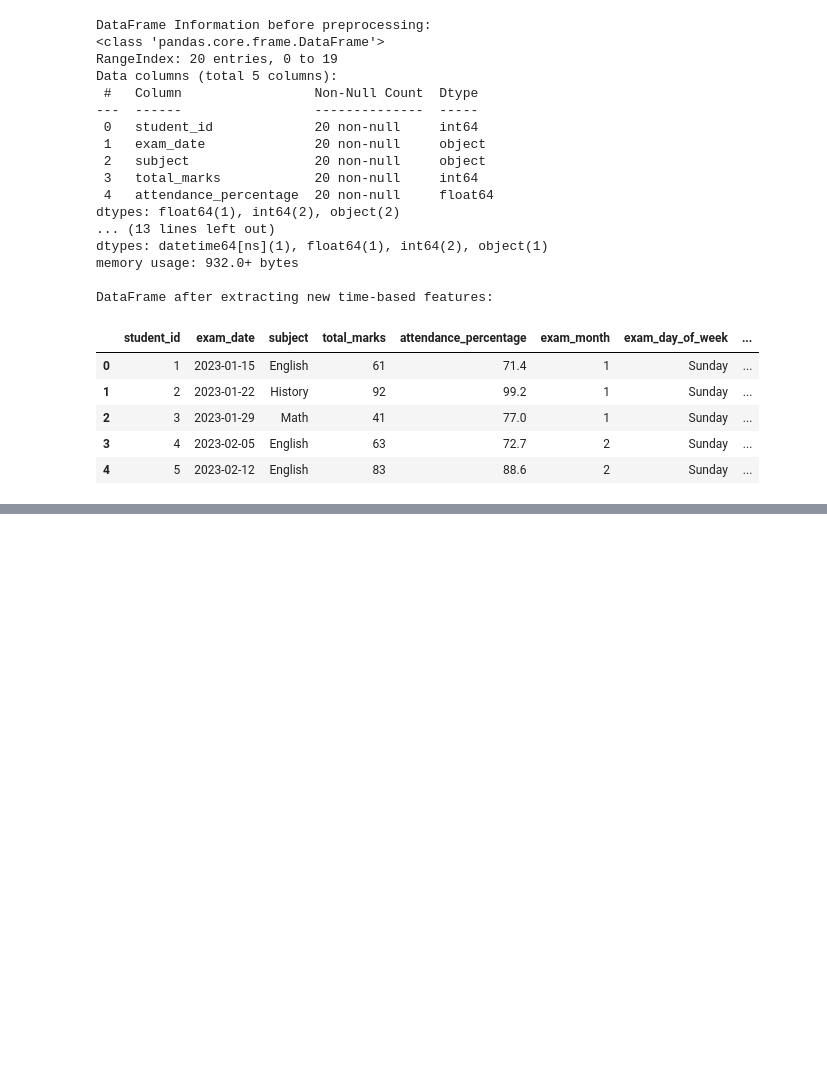
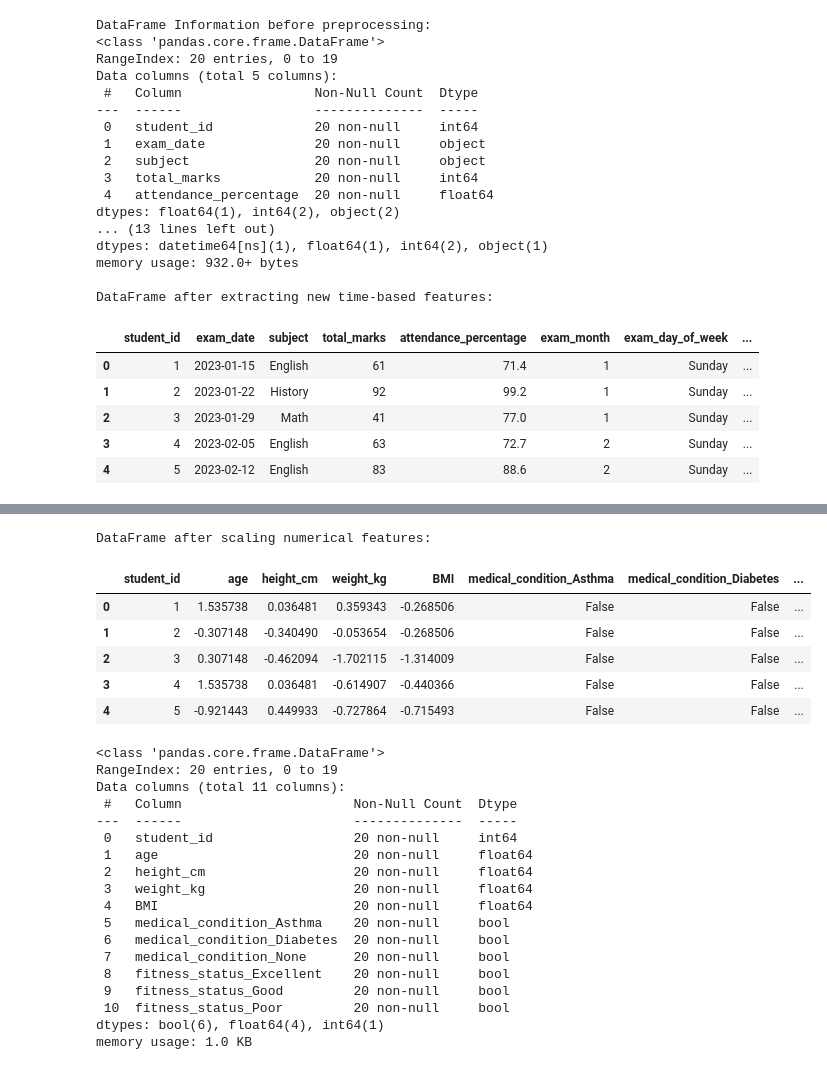
Before and after one commit to Udayan-12/AI.Assisted.Coding, a Jupyter notebook: lab.17.3.ipynb, the cells around one changed output, grey strips where cells are left out. Cells and saved outputs as stored; diff of their text form; code cells hidden in the pictures; blank space fills up the shorter version.

```diff
--- a/lab.17.3.ipynb
+++ b/lab.17.3.ipynb
@@ -238,3 +238,22 @@ DataFrame after extracting new time-based features:
 | 2 | 3 | 2023-01-29 | Math | 41 | 77.0 | 1 | Sunday | ... |
 | 3 | 4 | 2023-02-05 | English | 63 | 72.7 | 2 | Sunday | ... |
 | 4 | 5 | 2023-02-12 | English | 83 | 88.6 | 2 | Sunday | ... |
+# %%
+# 1. Handle missing values
+# Impute missing 'height_cm', 'weight_kg', and 'BMI' values with the median
+
+median_height = df_health['height_cm'].median()
+df_health['height_cm'] = df_health['height_cm'].fillna(median_height)
+print(f"Missing 'height_cm' values imputed with median: {median_height}")
+
+median_weight = df_health['weight_kg'].median()
+df_health['weight_kg'] = df_health['weight_kg'].fillna(median_weight)
+print(f"Missing 'weight_kg' values imputed with median: {median_weight}")
+
+median_bmi = df_health['BMI'].median()
+df_health['BMI'] = df_health['BMI'].fillna(median_bmi)
+print(f"Missing 'BMI' values imputed with median: {median_bmi}")
+
+print("\nDataFrame after handling missing values:")
+df_health.info()
+display(df_health.head())
@@ -240,0 +444,42 @@ DataFrame after extracting new time-based features:
+# %%
+# 3. Scale numerical features using standard scaling
+from sklearn.preprocessing import StandardScaler
+
+# Identify numerical columns to scale (excluding 'student_id' and boolean columns from one-hot encoding)
+numerical_cols = ['age', 'height_cm', 'weight_kg', 'BMI']
+
+# Initialize StandardScaler
+scaler = StandardScaler()
+
+# Apply scaling to the numerical columns
+df_health[numerical_cols] = scaler.fit_transform(df_health[numerical_cols])
+
+print("\nDataFrame after scaling numerical features:")
+display(df_health.head())
+df_health.info()
+# %% [output]
+DataFrame after scaling numerical features:
+|  | student_id | age | height_cm | weight_kg | BMI | medical_condition_Asthma | medical_condition_Diabetes | ... |
+| 0 | 1 | 1.535738 | 0.036481 | 0.359343 | -0.268506 | False | False | ... |
+| 1 | 2 | -0.307148 | -0.340490 | -0.053654 | -0.268506 | False | False | ... |
+| 2 | 3 | 0.307148 | -0.462094 | -1.702115 | -1.314009 | False | False | ... |
+| 3 | 4 | 1.535738 | 0.036481 | -0.614907 | -0.440366 | False | False | ... |
+| 4 | 5 | -0.921443 | 0.449933 | -0.727864 | -0.715493 | False | False | ... |
+<class 'pandas.core.frame.DataFrame'>
+RangeIndex: 20 entries, 0 to 19
+Data columns (total 11 columns):
+ #   Column                      Non-Null Count  Dtype
+---  ------                      --------------  -----
+ 0   student_id                  20 non-null     int64
+ 1   age                         20 non-null     float64
+ 2   height_cm                   20 non-null     float64
+ 3   weight_kg                   20 non-null     float64
+ 4   BMI                         20 non-null     float64
+ 5   medical_condition_Asthma    20 non-null     bool
+ 6   medical_condition_Diabetes  20 non-null     bool
+ 7   medical_condition_None      20 non-null     bool
+ 8   fitness_status_Excellent    20 non-null     bool
+ 9   fitness_status_Good         20 non-null     bool
+ 10  fitness_status_Poor         20 non-null     bool
+dtypes: bool(6), float64(4), int64(1)
+memory usage: 1.0 KB
```
Also changed, not shown: parts of 14 cells of this notebook.
